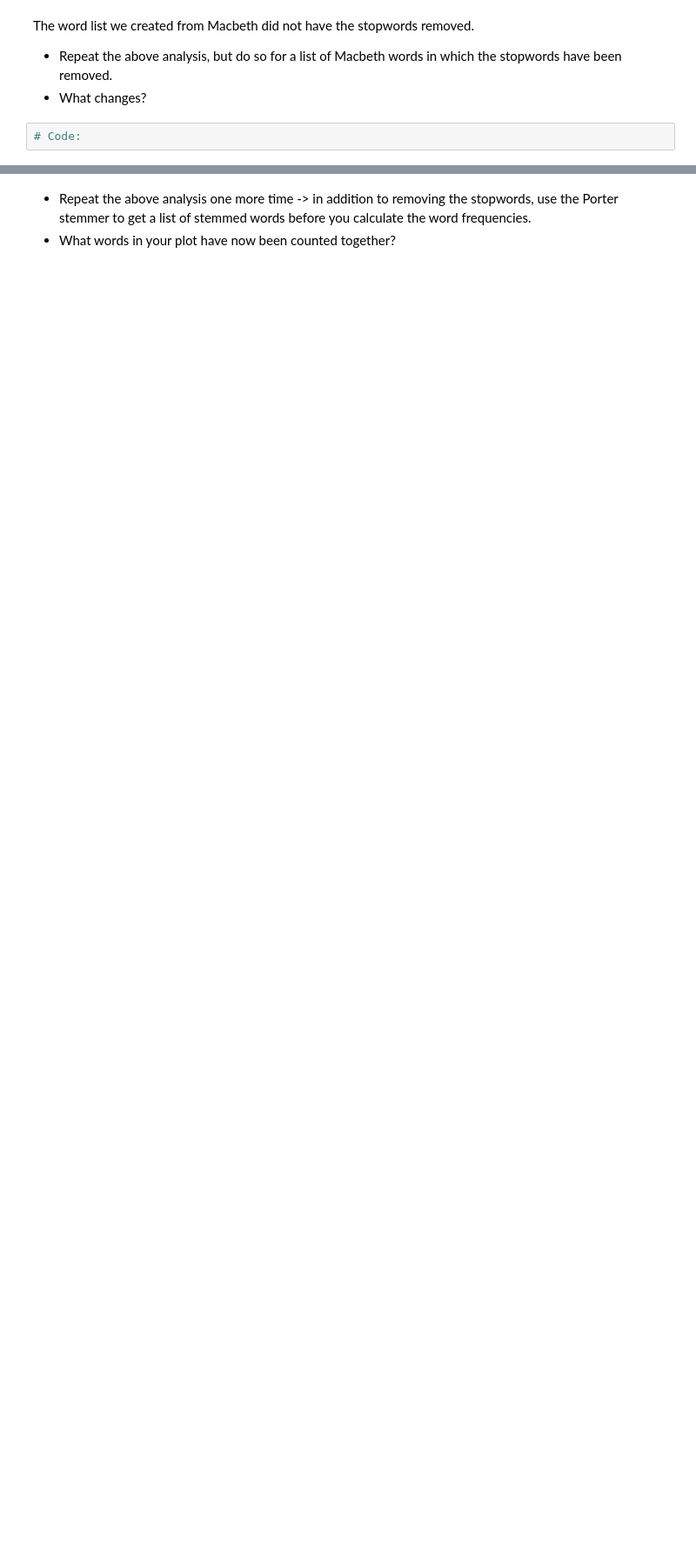
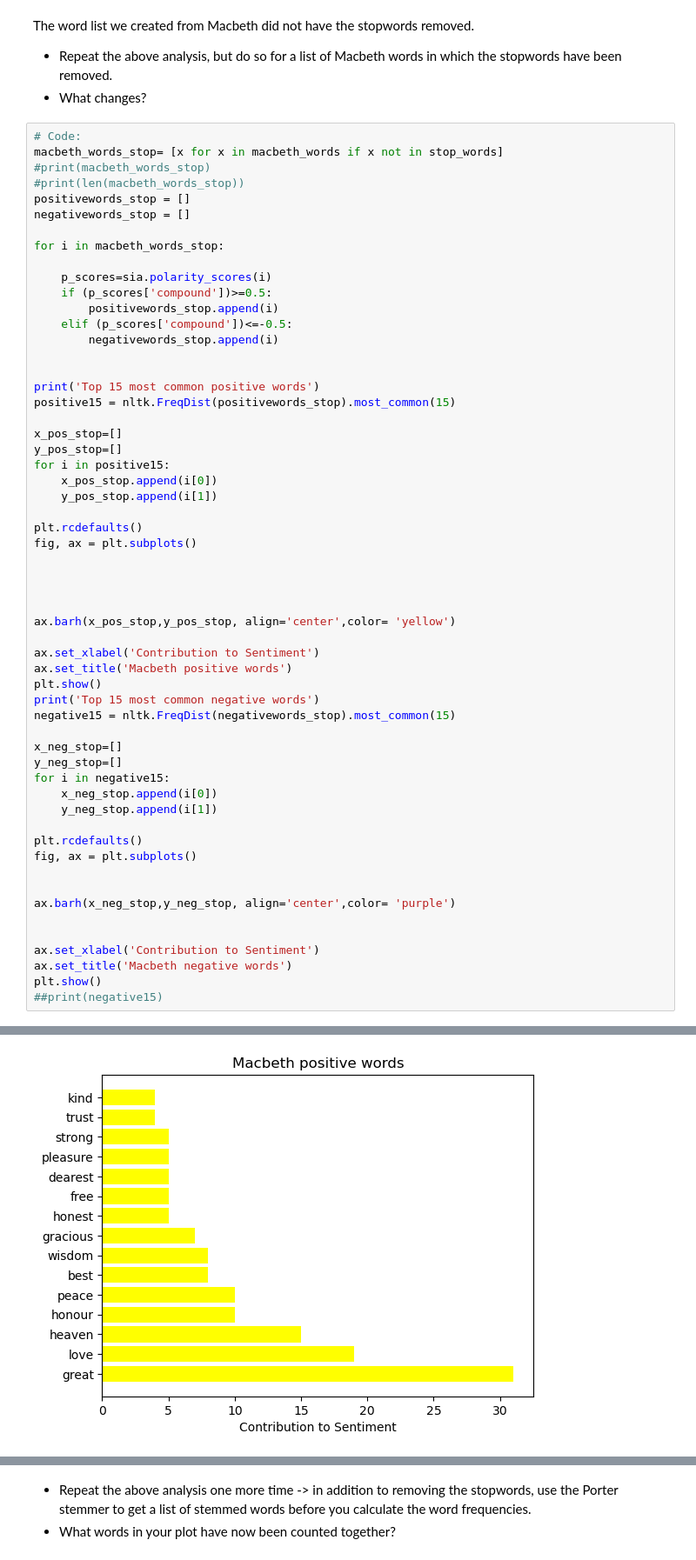
Before and after one commit to haripuduru/csx4501, a Jupyter notebook: Assignment-08.ipynb, the cells around one changed output, grey strips where cells are left out. Shown at 87% size. Saved outputs shown, nothing was run; the diff lists cells and outputs as text; blank space fills up the shorter version.

```diff
--- a/Assignment-08.ipynb
+++ b/Assignment-08.ipynb
@@ -151,3 +152,59 @@ The word list we created from Macbeth did not have the stopwords removed.
 * What changes?
 # %%
 # Code:
+macbeth_words_stop= [x for x in macbeth_words if x not in stop_words]
+#print(macbeth_words_stop)
+#print(len(macbeth_words_stop))
+positivewords_stop = []
+negativewords_stop = []
+
+for i in macbeth_words_stop:
+
+    p_scores=sia.polarity_scores(i)
+    if (p_scores['compound'])>=0.5:
+        positivewords_stop.append(i)
+    elif (p_scores['compound'])<=-0.5:
+        negativewords_stop.append(i)
+
+
+print('Top 15 most common positive words')
+positive15 = nltk.FreqDist(positivewords_stop).most_common(15)
+
+x_pos_stop=[]
+y_pos_stop=[]
+for i in positive15:
+    x_pos_stop.append(i[0])
+    y_pos_stop.append(i[1])
+
+plt.rcdefaults()
+fig, ax = plt.subplots()
+
+
+
+
+ax.barh(x_pos_stop,y_pos_stop, align='center',color= 'yellow')
+
+ax.set_xlabel('Contribution to Sentiment')
+ax.set_title('Macbeth positive words')
+plt.show()
+print('Top 15 most common negative words')
+negative15 = nltk.FreqDist(negativewords_stop).most_common(15)
+
+x_neg_stop=[]
+y_neg_stop=[]
+for i in negative15:
+    x_neg_stop.append(i[0])
+    y_neg_stop.append(i[1])
+
+plt.rcdefaults()
+fig, ax = plt.subplots()
+
+
+ax.barh(x_neg_stop,y_neg_stop, align='center',color= 'purple')
+
+
+ax.set_xlabel('Contribution to Sentiment')
+ax.set_title('Macbeth negative words')
+plt.show()
+##print(negative15)
+# %% [output]
@@ -153,0 +212 @@ The word list we created from Macbeth did not have the stopwords removed.
+[figure, added]
```
Also changed, not shown: parts of 9 cells of this notebook.
